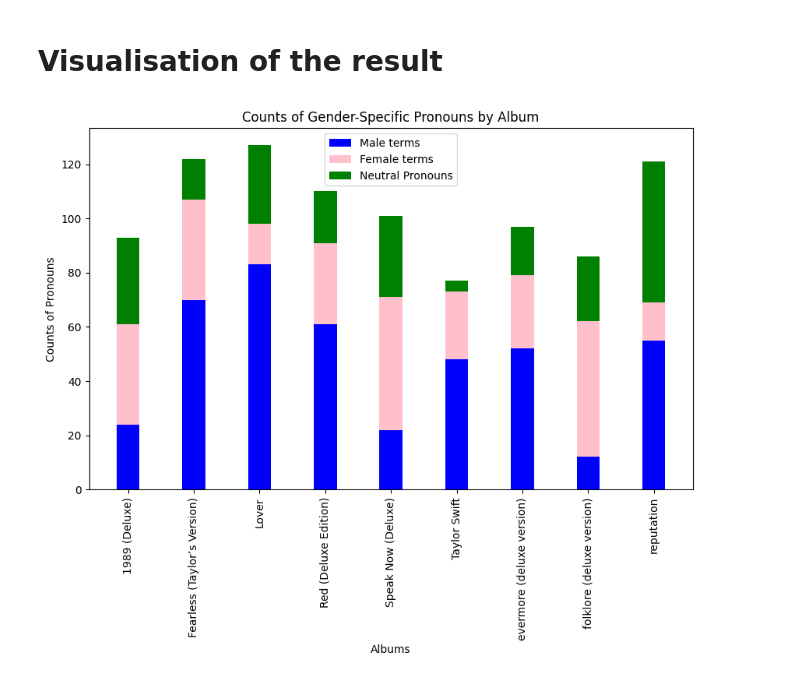
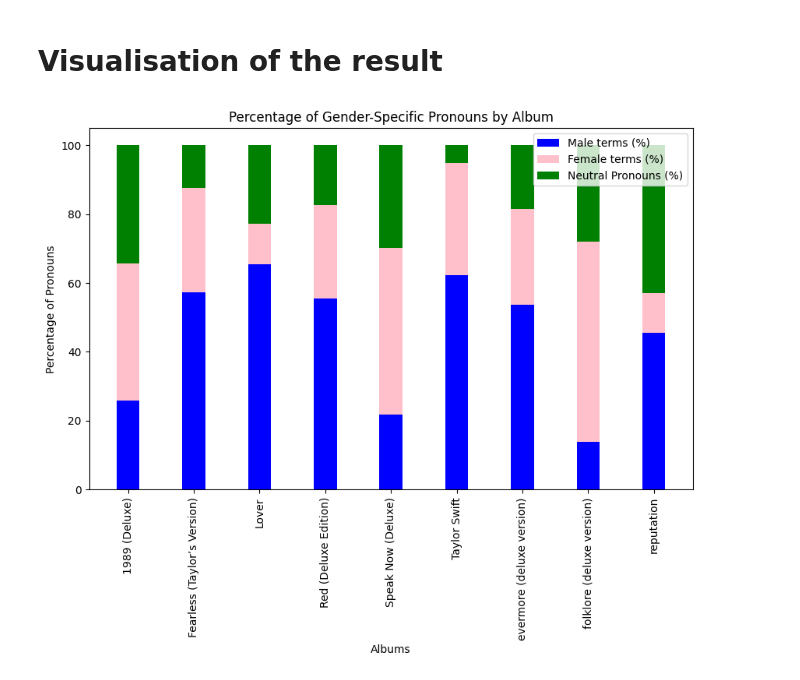
Before and after one commit to WafaaBajjouk/Gender-Bias-in-Taylor-swift-songs-, a Jupyter notebook: genderBias.ipynb, the cells around one changed output. Drawn from its saved outputs; the diff is of its cells as text; code cells hidden in the pictures.

Commit message:
Graph

```diff
--- a/genderBias.ipynb
+++ b/genderBias.ipynb
@@ -49,13 +49,21 @@ album_stats = df.groupby('album_name').agg({
 
 album_stats['total_terms'] = album_stats['male_terms'] + album_stats['female_terms'] + album_stats['neutral_pronouns']
 
-album_stats['male_terms_norm'] = album_stats['male_terms'] / album_stats['total_terms']
-album_stats['female_terms_norm'] = album_stats['female_terms'] / album_stats['total_terms']
-album_stats['neutral_pronouns_norm'] = album_stats['neutral_pronouns'] / album_stats['total_terms']
 
-# Calculate gender bias
-album_stats['gender_bias'] = album_stats['male_terms_norm'] - album_stats['female_terms_norm']
+# Recalculating normalized term counts to reflect percentages
+album_stats['male_terms_pct'] = (album_stats['male_terms'] / album_stats['total_terms']) * 100
+album_stats['female_terms_pct'] = (album_stats['female_terms'] / album_stats['total_terms']) * 100
+album_stats['neutral_pronouns_pct'] = (album_stats['neutral_pronouns'] / album_stats['total_terms']) * 100
+
+album_stats['male_terms_pct'] = album_stats['male_terms_pct'].apply(lambda x: f"{x:.2f}")
+album_stats['female_terms_pct'] = album_stats['female_terms_pct'].apply(lambda x: f"{x:.2f}")
+album_stats['neutral_pronouns_pct'] = album_stats['neutral_pronouns_pct'].apply(lambda x: f"{x:.2f}")
 
 
+album_stats[['album_name', 'male_terms_pct', 'female_terms_pct', 'neutral_pronouns_pct', ]]
+
+
+output_filename = 'album_gender_bias_stats.csv'
+album_stats.to_csv(output_filename, index=False)
 album_stats
 # %% [output]
@@ -74,22 +82,25 @@ album_stats
 # %%
 import matplotlib.pyplot as plt
 
+# Assuming album_stats DataFrame is already prepared with the percentage columns.
+
 fig, ax = plt.subplots(figsize=(10, 8))
-ind = range(len(album_gender_bias))
+ind = range(len(album_stats))  # Use the length of album_stats
 width = 0.35
 
-p1 = ax.bar(ind, album_gender_bias['male_terms'], width, color='blue', label='Male terms')
-p2 = ax.bar(ind, album_gender_bias['female_terms'], width, bottom=album_gender_bias['male_terms'], color='pink', label='Female terms')
-p3 = ax.bar(ind, album_gender_bias['neutral_pronouns'], width, bottom=album_gender_bias['male_terms'] + album_gender_bias['female_terms'], color='green', label='Neutral Pronouns')
+# Plotting
+p1 = ax.bar(ind, album_stats['male_terms_pct'], width, color='blue', label='Male terms (%)')
+p2 = ax.bar(ind, album_stats['female_terms_pct'], width, bottom=album_stats['male_terms_pct'], color='pink', label='Female terms (%)')
+p3 = ax.bar(ind, album_stats['neutral_pronouns_pct'], width, bottom=album_stats['male_terms_pct'] + album_stats['female_terms_pct'], color='green', label='Neutral Pronouns (%)')
 
 ax.set_xlabel('Albums')
-ax.set_ylabel('Counts of Pronouns')
-ax.set_title('Counts of Gender-Specific Pronouns by Album')
+ax.set_ylabel('Percentage of Pronouns')
+ax.set_title('Percentage of Gender-Specific Pronouns by Album')
 ax.set_xticks(ind)
-ax.set_xticklabels(album_gender_bias['album_name'], rotation='vertical')
+ax.set_xticklabels(album_stats['album_name'], rotation=90)
 ax.legend()
 
 plt.subplots_adjust(bottom=0.3)
 plt.show()
 # %% [output]
-[figure, old version]
+[figure, new version]
```
Also changed, not shown: parts of 1 cell of this notebook, 13 other files.
